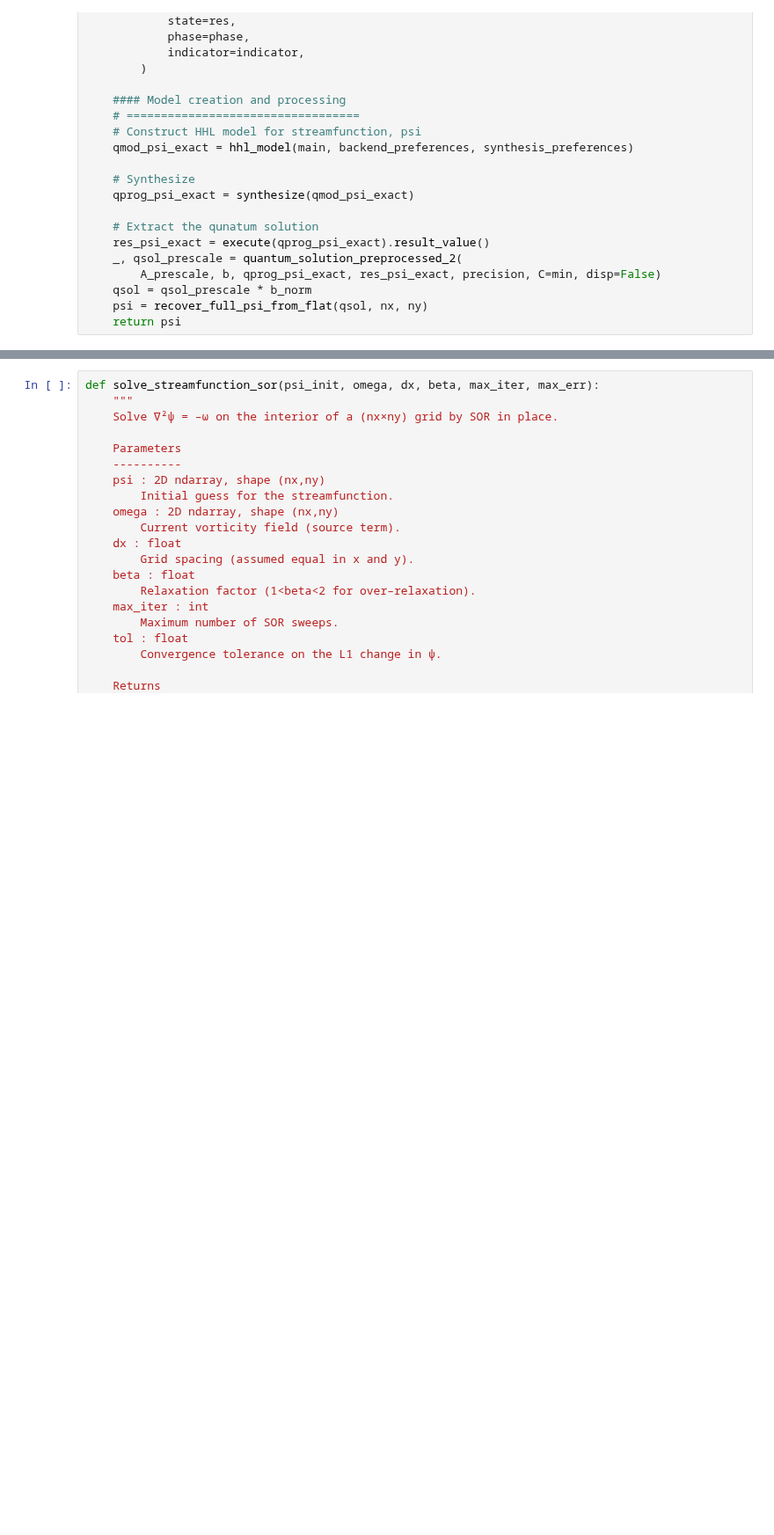
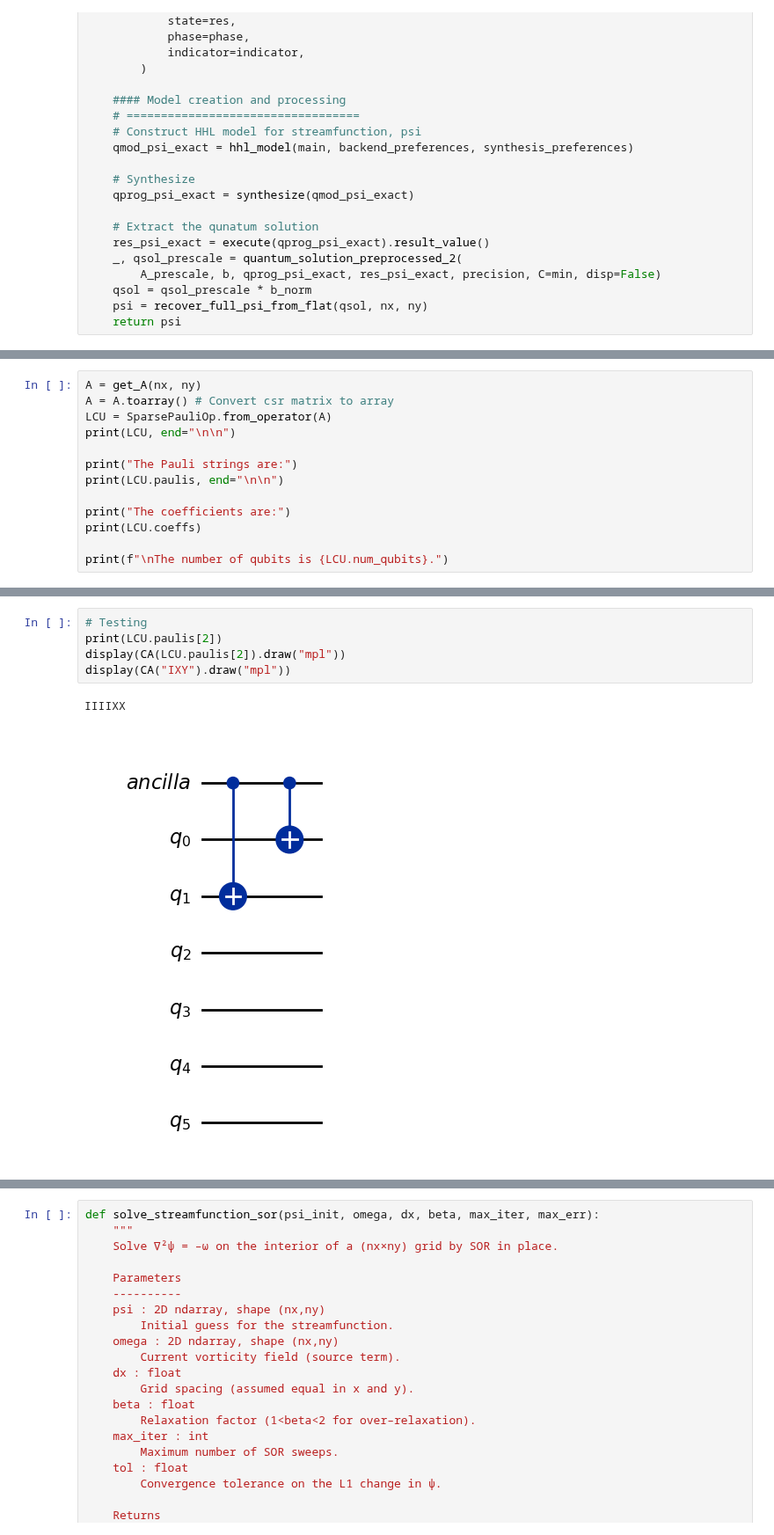
Before and after one commit to Weidsn/Quantum_Computational_Fluid_Dynamics, a Jupyter notebook: Stream function vorticity/LidDrivenCavity.ipynb, the cells around one changed output, grey strips where cells are left out. Shown at 88% size. Drawn from its saved outputs; the diff is of its cells as text; blank space fills up the shorter version.

```diff
--- a/Stream function vorticity/LidDrivenCavity.ipynb
+++ b/Stream function vorticity/LidDrivenCavity.ipynb
@@ -1150,0 +1336,13 @@ def solve_classiq_hhl_exact(
+# %%
+A = get_A(nx, ny)
+A = A.toarray() # Convert csr matrix to array
+LCU = SparsePauliOp.from_operator(A)
+print(LCU, end="\n\n")
+
+print("The Pauli strings are:")
+print(LCU.paulis, end="\n\n")
+
+print("The coefficients are:")
+print(LCU.coeffs)
+
+print(f"\nThe number of qubits is {LCU.num_qubits}.")
@@ -1150,0 +1459,8 @@ def solve_classiq_hhl_exact(
+# %%
+# Testing
+print(LCU.paulis[2])
+display(CA(LCU.paulis[2]).draw("mpl"))
+display(CA("IXY").draw("mpl"))
+# %% [output]
+IIIIXX
+[figure, added]
```
Also changed, not shown: parts of 43 cells of this notebook.
